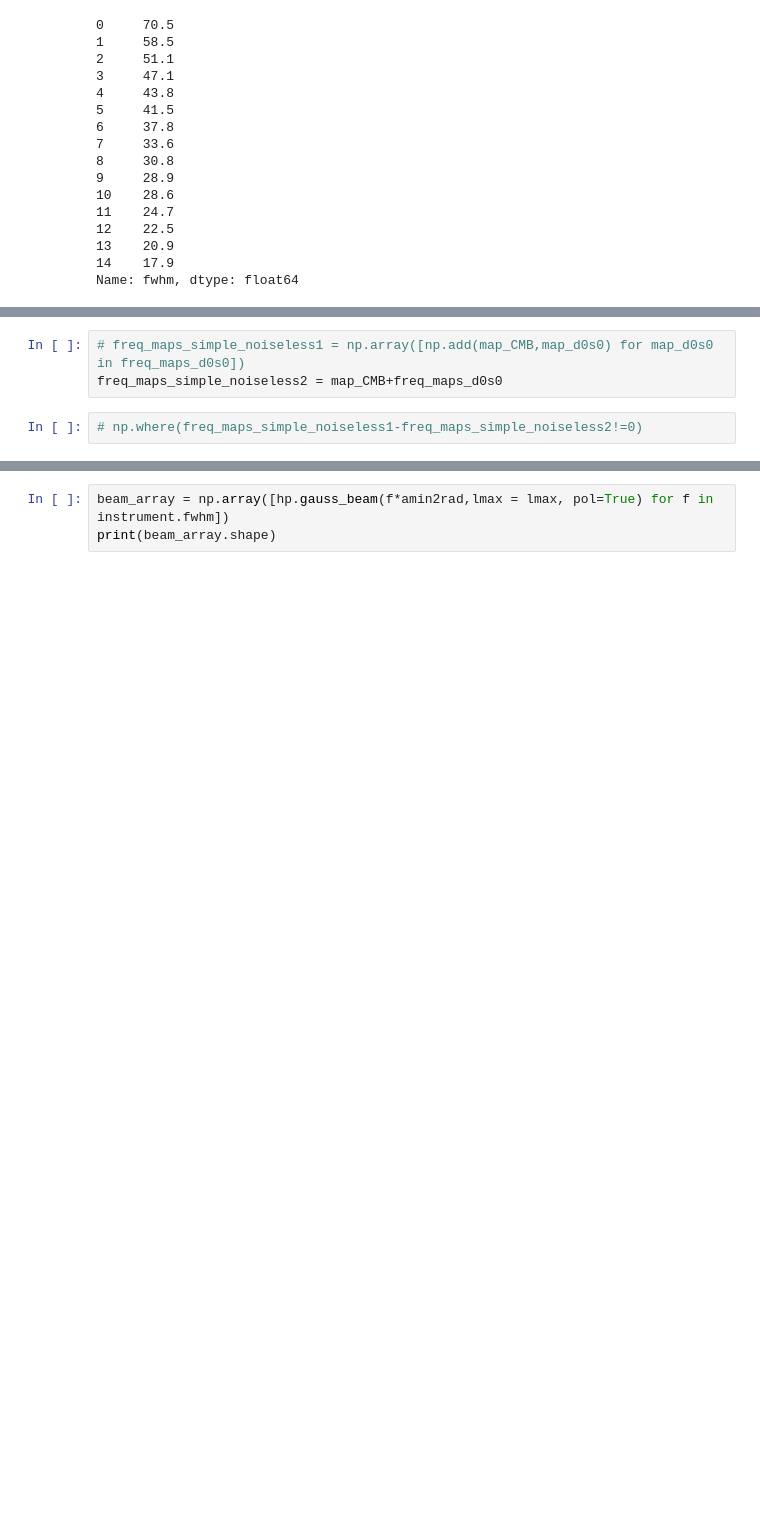
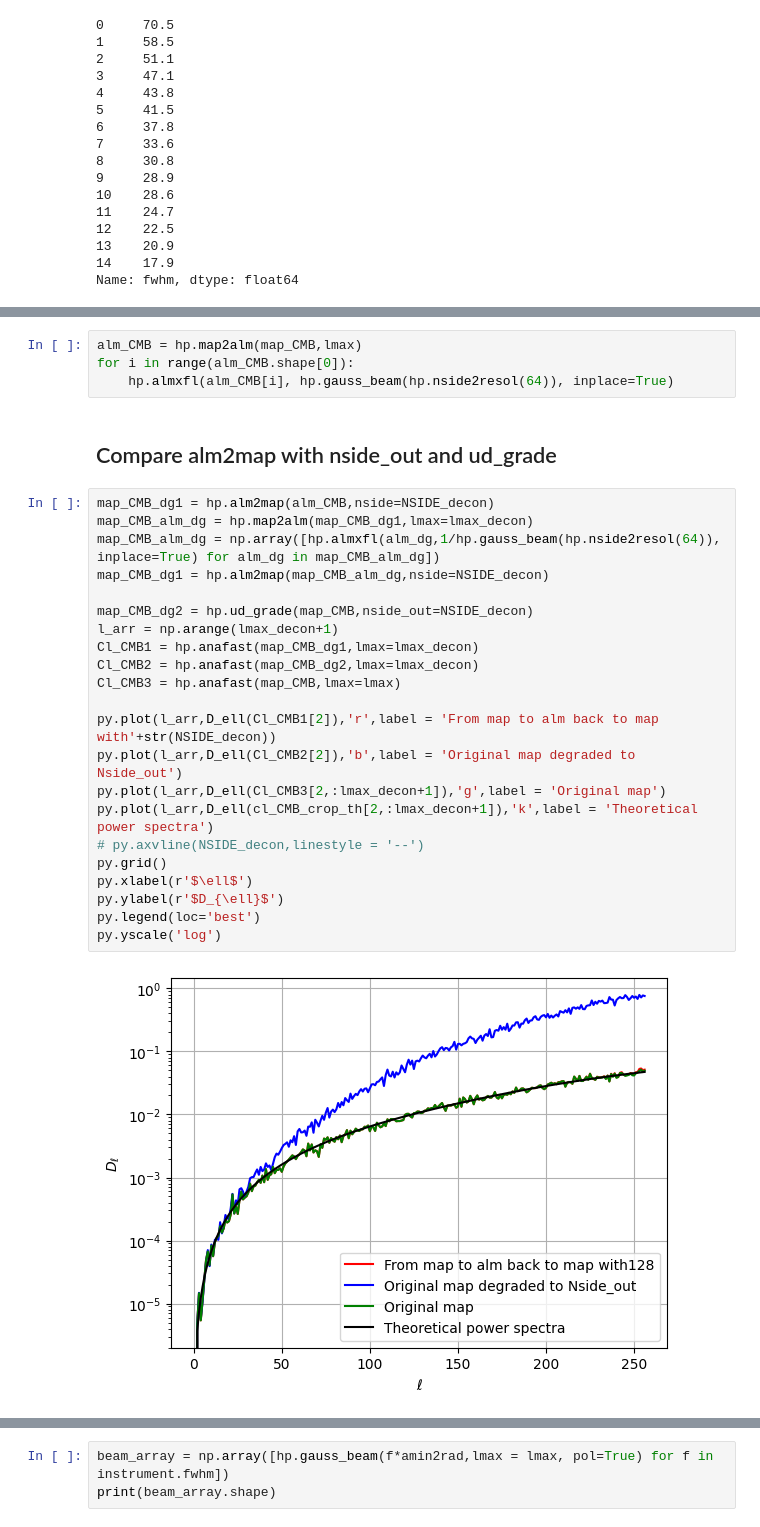
Before and after one commit to julientang/Stage3A, a Jupyter notebook: Noiseless_test.ipynb, the cells around one changed output, grey strips where cells are left out. Cells and saved outputs as stored; diff of their text form; blank space fills up the shorter version.

```diff
--- a/Noiseless_test.ipynb
+++ b/Noiseless_test.ipynb
@@ -153,8 +130,33 @@ print(cl_CMB.shape)
 # %% [output]
 (3, 3145728)
 (4, 1025)
-# %%
-# freq_maps_simple_noiseless1 = np.array([np.add(map_CMB,map_d0s0) for map_d0s0 in freq_maps_d0s0])
-freq_maps_simple_noiseless2 = map_CMB+freq_maps_d0s0
-# %%
-# np.where(freq_maps_simple_noiseless1-freq_maps_simple_noiseless2!=0)
+# %%
+alm_CMB = hp.map2alm(map_CMB,lmax)
+for i in range(alm_CMB.shape[0]):
+    hp.almxfl(alm_CMB[i], hp.gauss_beam(hp.nside2resol(64)), inplace=True)
+# %% [markdown]
+## Compare alm2map with nside_out and ud_grade
+# %%
+map_CMB_dg1 = hp.alm2map(alm_CMB,nside=NSIDE_decon)
+map_CMB_alm_dg = hp.map2alm(map_CMB_dg1,lmax=lmax_decon)
+map_CMB_alm_dg = np.array([hp.almxfl(alm_dg,1/hp.gauss_beam(hp.nside2resol(64)), inplace=True) for alm_dg in map_CMB_alm_dg])
+map_CMB_dg1 = hp.alm2map(map_CMB_alm_dg,nside=NSIDE_decon)
+
+map_CMB_dg2 = hp.ud_grade(map_CMB,nside_out=NSIDE_decon)
+l_arr = np.arange(lmax_decon+1)
+Cl_CMB1 = hp.anafast(map_CMB_dg1,lmax=lmax_decon)
+Cl_CMB2 = hp.anafast(map_CMB_dg2,lmax=lmax_decon)
+Cl_CMB3 = hp.anafast(map_CMB,lmax=lmax)
+
+py.plot(l_arr,D_ell(Cl_CMB1[2]),'r',label = 'From map to alm back to map with'+str(NSIDE_decon))
+py.plot(l_arr,D_ell(Cl_CMB2[2]),'b',label = 'Original map degraded to Nside_out')
+py.plot(l_arr,D_ell(Cl_CMB3[2,:lmax_decon+1]),'g',label = 'Original map')
+py.plot(l_arr,D_ell(cl_CMB_crop_th[2,:lmax_decon+1]),'k',label = 'Theoretical power spectra')
+# py.axvline(NSIDE_decon,linestyle = '--')
+py.grid()
+py.xlabel(r'$\ell$')
+py.ylabel(r'$D_{\ell}$')
+py.legend(loc='best')
+py.yscale('log')
+# %% [output]
+[figure, added]
```
Also changed, not shown: parts of 73 cells of this notebook.
